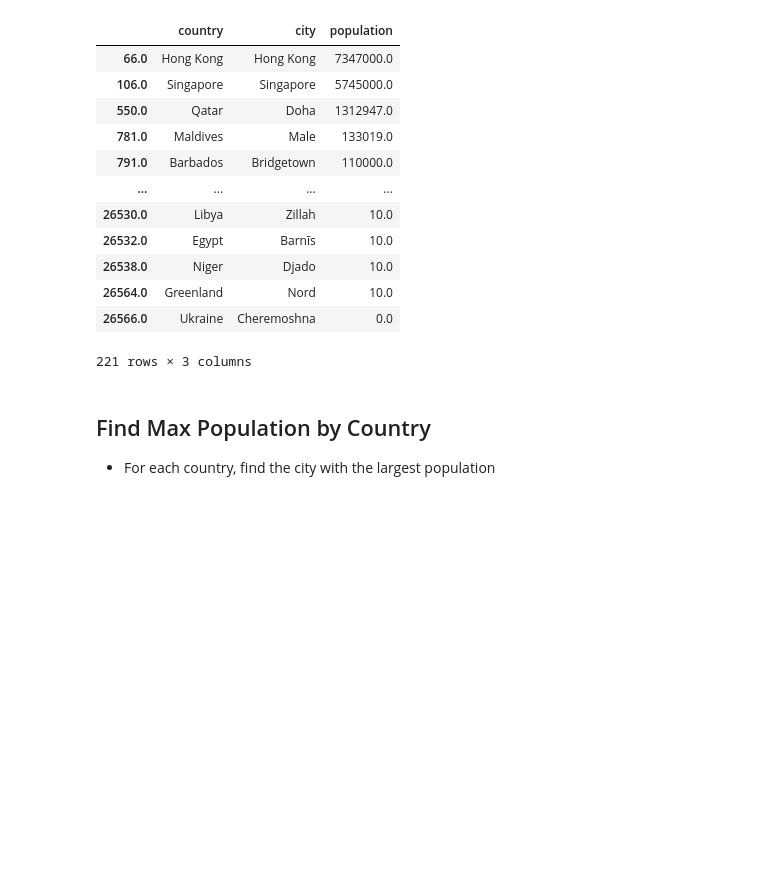
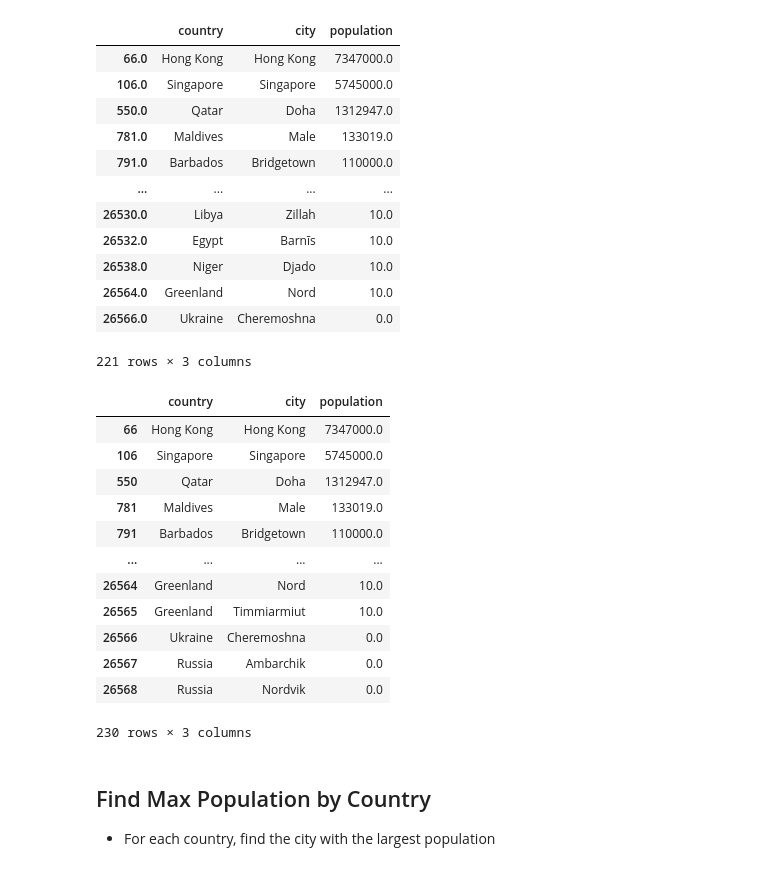
Before and after one commit to swilsonmfc/pandas, a Jupyter notebook: 1_Solution.ipynb, the cells around one changed output. Cells and saved outputs as stored; diff of their text form; code cells hidden in the pictures; blank space fills up the shorter version.

Commit message:
Alternative to finding min / max rows

```diff
--- a/1_Solution.ipynb
+++ b/1_Solution.ipynb
@@ -199,6 +199,24 @@ df.loc[df.index.intersection(df.groupby('country')['population'].idxmin())][['co
 | 26564.0 | Greenland | Nord | 10.0 |
 | 26566.0 | Ukraine | Cheremoshna | 0.0 |
 221 rows × 3 columns
+# %%
+# An alternative way - can return duplicate populations within group
+idx = df.groupby('country')['population'].transform(min) == df['population']
+df[idx][['country', 'city', 'population']]
+# %% [output]
+|  | country | city | population |
+| 66 | Hong Kong | Hong Kong | 7347000.0 |
+| 106 | Singapore | Singapore | 5745000.0 |
+| 550 | Qatar | Doha | 1312947.0 |
+| 781 | Maldives | Male | 133019.0 |
+| 791 | Barbados | Bridgetown | 110000.0 |
+| ... | ... | ... | ... |
+| 26564 | Greenland | Nord | 10.0 |
+| 26565 | Greenland | Timmiarmiut | 10.0 |
+| 26566 | Ukraine | Cheremoshna | 0.0 |
+| 26567 | Russia | Ambarchik | 0.0 |
+| 26568 | Russia | Nordvik | 0.0 |
+230 rows × 3 columns
 # %% [markdown]
 ## Find Max Population by Country
 * For each country, find the city with the largest population
```
Also changed, not shown: parts of 2 cells of this notebook.
